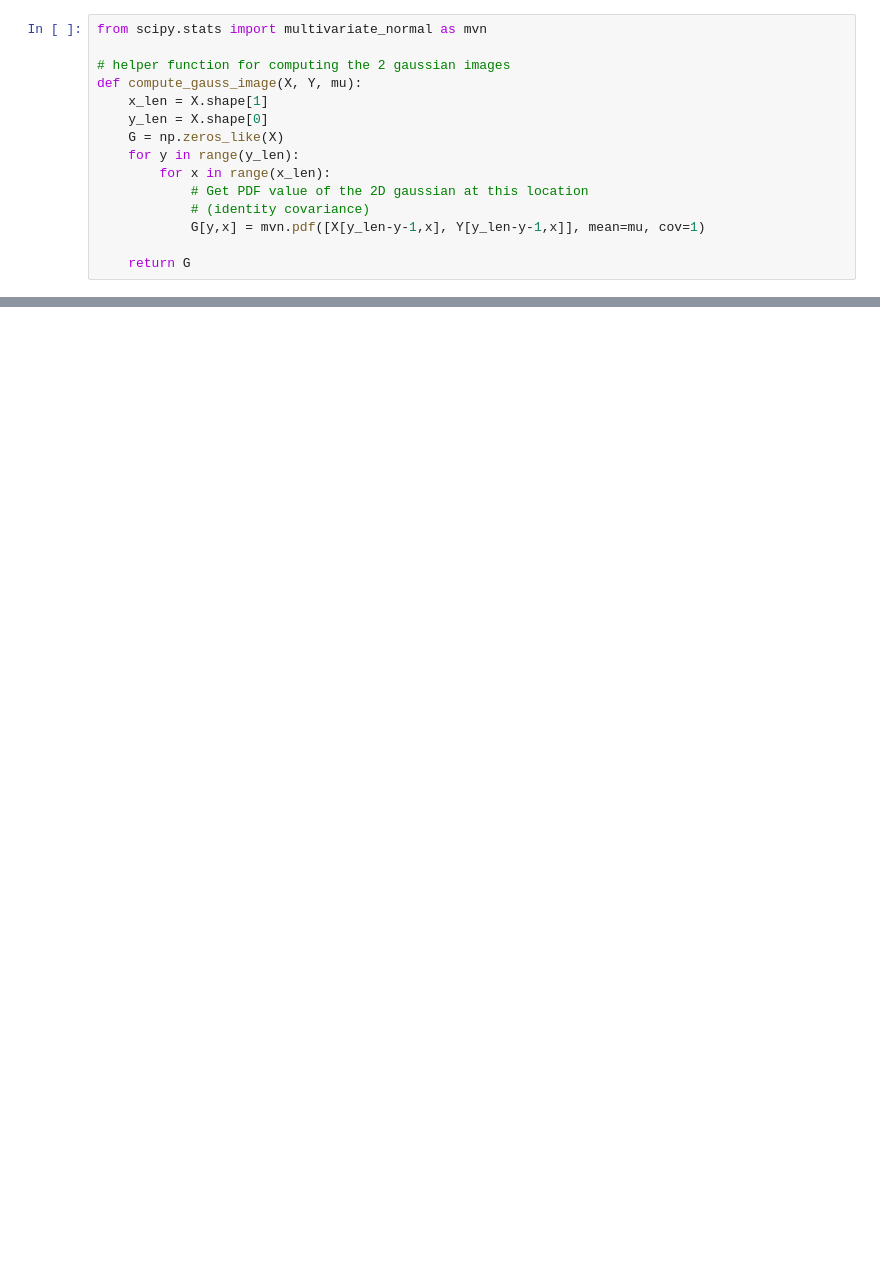
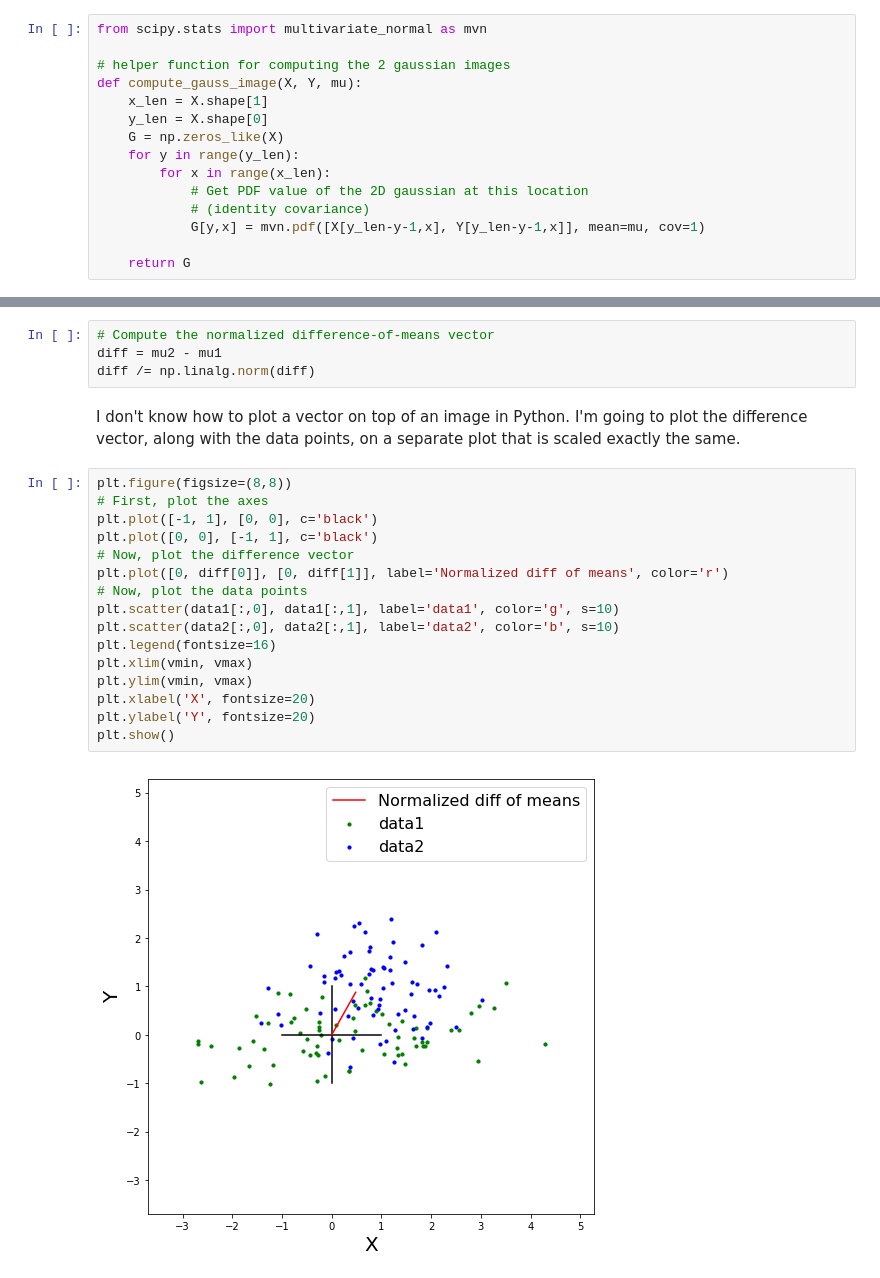
Before and after one commit to rfeinman/hw-mathtools, a Jupyter notebook: Feinman_Reuben_HW6/hw6.ipynb, the cells around one changed output, grey strips where cells are left out. Drawn from its saved outputs; the diff is of its cells as text; blank space fills up the shorter version.

```diff
--- a/Feinman_Reuben_HW6/hw6.ipynb
+++ b/Feinman_Reuben_HW6/hw6.ipynb
@@ -638,0 +633,24 @@ Here, the white corresponds to all of the locations where we'd classify as type
+# %%
+# Compute the normalized difference-of-means vector
+diff = mu2 - mu1
+diff /= np.linalg.norm(diff)
+# %% [markdown]
+I don't know how to plot a vector on top of an image in Python. I'm going to plot the difference vector, along with the data points, on a separate plot that is scaled exactly the same.
+# %%
+plt.figure(figsize=(8,8))
+# First, plot the axes
+plt.plot([-1, 1], [0, 0], c='black')
+plt.plot([0, 0], [-1, 1], c='black')
+# Now, plot the difference vector
+plt.plot([0, diff[0]], [0, diff[1]], label='Normalized diff of means', color='r')
+# Now, plot the data points
+plt.scatter(data1[:,0], data1[:,1], label='data1', color='g', s=10)
+plt.scatter(data2[:,0], data2[:,1], label='data2', color='b', s=10)
+plt.legend(fontsize=16)
+plt.xlim(vmin, vmax)
+plt.ylim(vmin, vmax)
+plt.xlabel('X', fontsize=20)
+plt.ylabel('Y', fontsize=20)
+plt.show()
+# %% [output]
+[figure, added]
```
Also changed, not shown: parts of 20 cells of this notebook.
